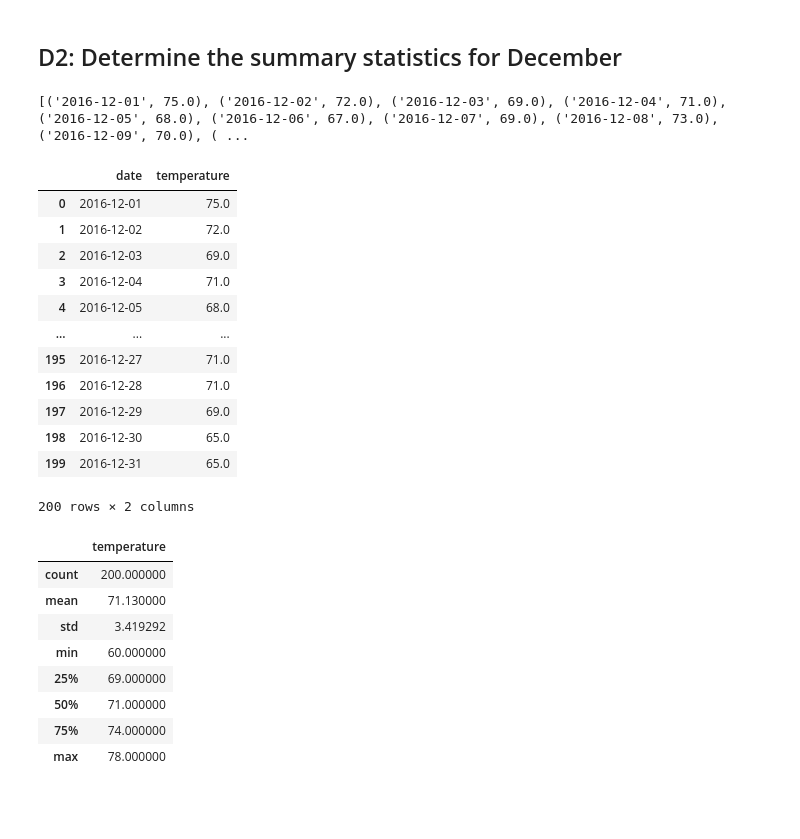
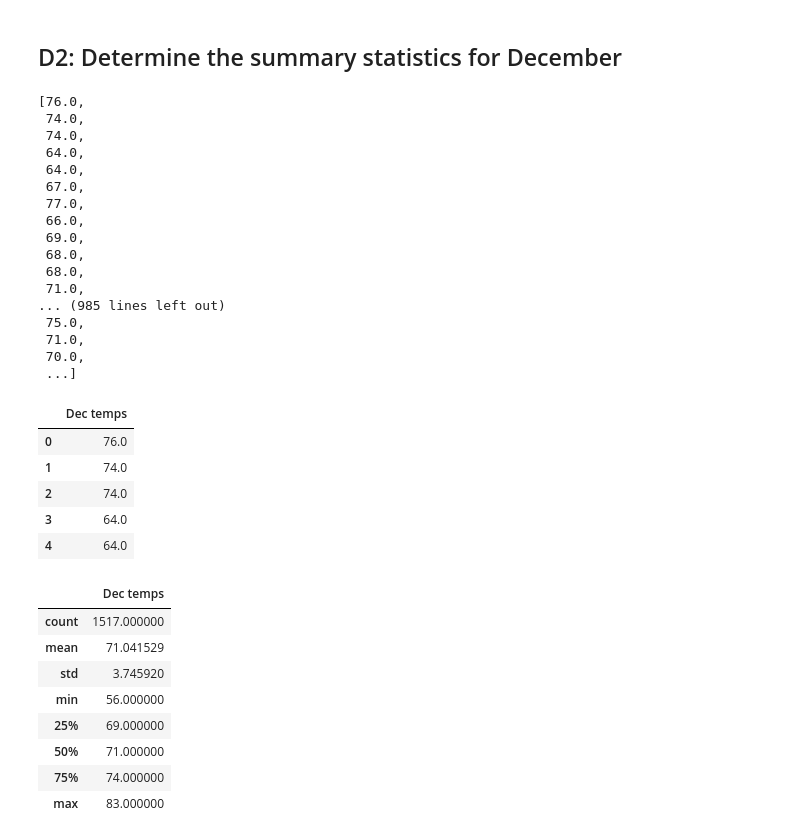
Before and after one commit to natmontero98/surfs_up, a Jupyter notebook: Surfsup_Challenge.ipynb, the cells around one changed output. Saved outputs shown, nothing was run; the diff lists cells and outputs as text; code cells hidden in the pictures; blank space fills up the shorter version.

```diff
--- a/Surfsup_Challenge.ipynb
+++ b/Surfsup_Challenge.ipynb
@@ -179,44 +188,50 @@ junetemps_df.describe()
 ## D2: Determine the summary statistics for December
 # %%
 # 6. Write a query that filters the Measurement table to retrieve the temperatures for the month of December.
-dec_temps = dt.date(2016, 12, 31) - dt.timedelta(days=30)
-jan_temps = dt.date(2017, 1, 31) - dt.timedelta(days=30)
-
-resultsdec = []
-resultsdec = session.query(Measurement.date, Measurement.tobs).filter(Measurement.date >= dec_temps, Measurement.date < jan_temps).all()
+dec_temps = session.query(Measurement).filter(extract('month', Measurement.date) == 12)
 # %%
 # 7. Convert the December temperatures to a list.
-print(resultsdec)
+dec_temp_list = [temp.tobs for temp in dec_temps]
+dec_temp_list
 # %% [output]
-[('2016-12-01', 75.0), ('2016-12-02', 72.0), ('2016-12-03', 69.0), ('2016-12-04', 71.0), ('2016-12-05', 68.0), ('2016-12-06', 67.0), ('2016-12-07', 69.0), ('2016-12-08', 73.0), ('2016-12-09', 70.0), ( ...
+[76.0,
+ 74.0,
+ 74.0,
+ 64.0,
+ 64.0,
+ 67.0,
+ 77.0,
+ 66.0,
+ 69.0,
+ 68.0,
+ 68.0,
+ 71.0,
+... (985 lines left out)
+ 75.0,
+ 71.0,
+ 70.0,
+ ...]
 # %%
 # 8. Create a DataFrame from the list of temperatures for the month of December.
-dectemps_df = pd.DataFrame(resultsdec, columns=['date','temperature'])
-dectemps_df
+dec_df = pd.DataFrame(dec_temp_list, columns=['Dec temps'])
+dec_df.head()
 # %% [output]
-|  | date | temperature |
-| 0 | 2016-12-01 | 75.0 |
-| 1 | 2016-12-02 | 72.0 |
-| 2 | 2016-12-03 | 69.0 |
-| 3 | 2016-12-04 | 71.0 |
-| 4 | 2016-12-05 | 68.0 |
-| ... | ... | ... |
-| 195 | 2016-12-27 | 71.0 |
-| 196 | 2016-12-28 | 71.0 |
-| 197 | 2016-12-29 | 69.0 |
-| 198 | 2016-12-30 | 65.0 |
-| 199 | 2016-12-31 | 65.0 |
+|  | Dec temps |
+| 0 | 76.0 |
+| 1 | 74.0 |
+| 2 | 74.0 |
+| 3 | 64.0 |
+| 4 | 64.0 |
-200 rows × 2 columns
 # %%
 # 9. Calculate and print out the summary statistics for the Decemeber temperature DataFrame.
-dectemps_df.describe()
+dec_df.describe()
 # %% [output]
-|  | temperature |
-| count | 200.000000 |
-| mean | 71.130000 |
-| std | 3.419292 |
-| min | 60.000000 |
+|  | Dec temps |
+| count | 1517.000000 |
+| mean | 71.041529 |
+| std | 3.745920 |
+| min | 56.000000 |
 | 25% | 69.000000 |
 | 50% | 71.000000 |
 | 75% | 74.000000 |
-| max | 78.000000 |
+| max | 83.000000 |
```
Also changed, not shown: parts of 5 cells of this notebook.
